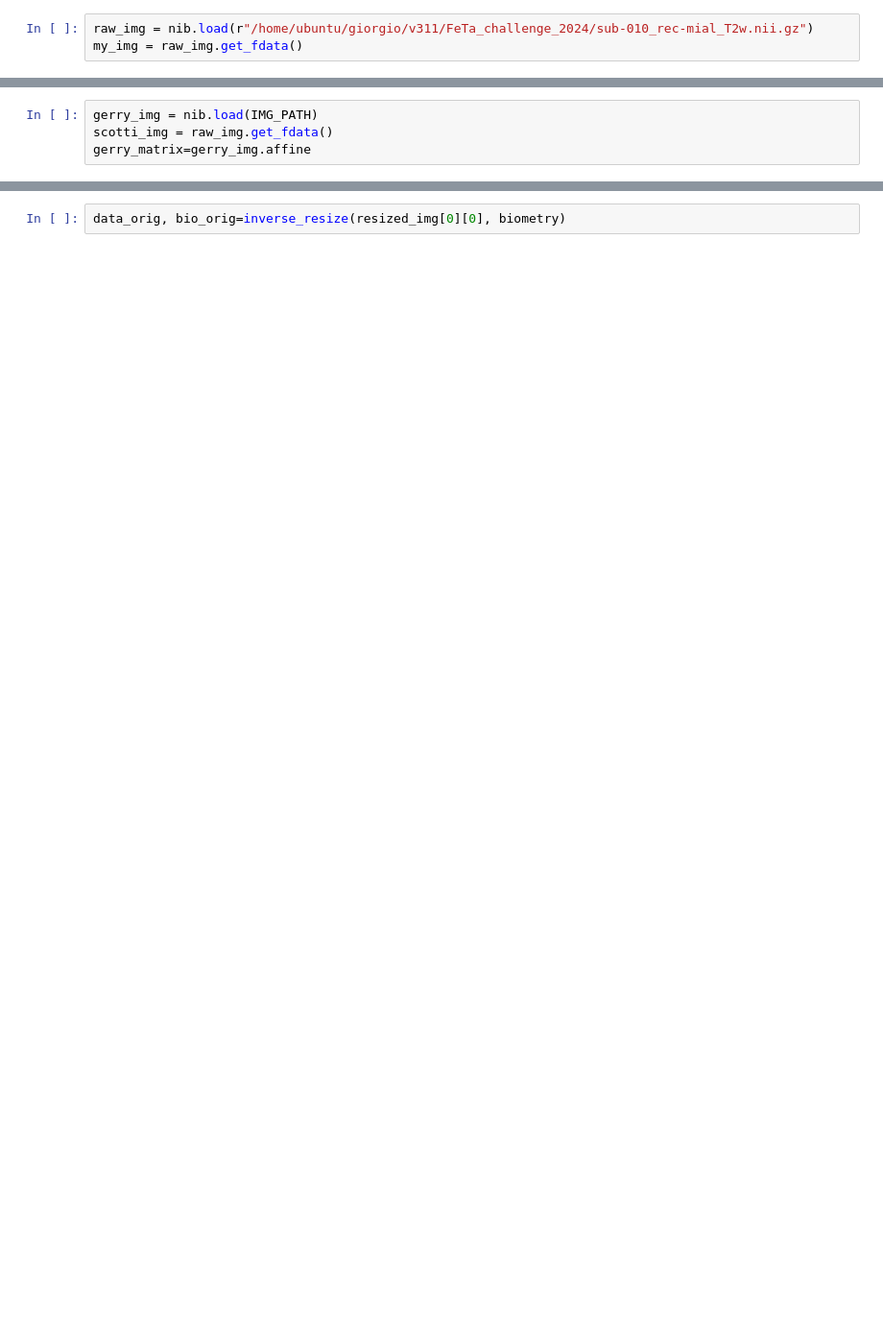
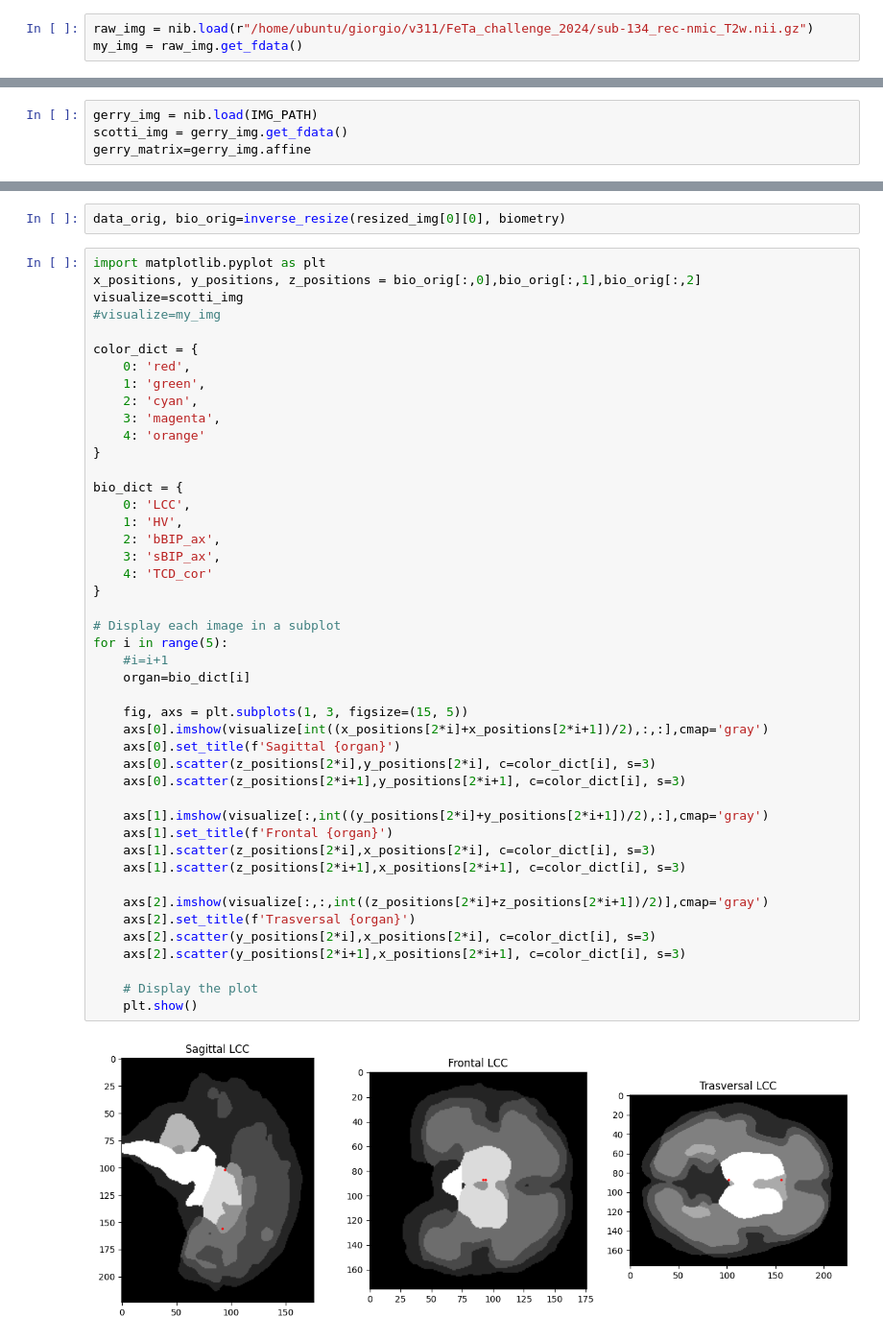
Before and after one commit to GiLonga/FeTa_challenge_2024, a Jupyter notebook: prediction.ipynb, the cells around one changed output, grey strips where cells are left out. Shown at 96% size. Drawn from its saved outputs; the diff is of its cells as text; blank space fills up the shorter version.

```diff
--- a/prediction.ipynb
+++ b/prediction.ipynb
@@ -234,7 +242,7 @@ TO DO
 # %% [markdown]
 ### Testing
 # %%
-raw_img = nib.load(r"/home/ubuntu/giorgio/v311/FeTa_challenge_2024/sub-010_rec-mial_T2w.nii.gz")
+raw_img = nib.load(r"/home/ubuntu/giorgio/v311/FeTa_challenge_2024/sub-134_rec-nmic_T2w.nii.gz")
 my_img = raw_img.get_fdata()
 # %%
 def reconstruct_sparse_matrix(coordinates_and_values, num_x=176, num_y=224, num_z=176):
@@ -260,5 +268,5 @@ def inverse_resize(resized_array: np.array, keypoints: np.array, original_shape=
     return original_array, transformed_keypoints
 # %%
 gerry_img = nib.load(IMG_PATH)
-scotti_img = raw_img.get_fdata()
+scotti_img = gerry_img.get_fdata()
 gerry_matrix=gerry_img.affine
@@ -265,2 +277,49 @@ gerry_matrix=gerry_img.affine
 # %%
 data_orig, bio_orig=inverse_resize(resized_img[0][0], biometry)
+# %%
+import matplotlib.pyplot as plt
+x_positions, y_positions, z_positions = bio_orig[:,0],bio_orig[:,1],bio_orig[:,2]
+visualize=scotti_img
+#visualize=my_img
+
+color_dict = {
+    0: 'red',
+    1: 'green',
+    2: 'cyan',
+    3: 'magenta',
+    4: 'orange'
+}
+
+bio_dict = {
+    0: 'LCC',
+    1: 'HV',
+    2: 'bBIP_ax',
+    3: 'sBIP_ax',
+    4: 'TCD_cor'
+}
+
+# Display each image in a subplot
+for i in range(5):
+    #i=i+1
+    organ=bio_dict[i]
+
+    fig, axs = plt.subplots(1, 3, figsize=(15, 5))
+    axs[0].imshow(visualize[int((x_positions[2*i]+x_positions[2*i+1])/2),:,:],cmap='gray')
+    axs[0].set_title(f'Sagittal {organ}')
+    axs[0].scatter(z_positions[2*i],y_positions[2*i], c=color_dict[i], s=3)
+    axs[0].scatter(z_positions[2*i+1],y_positions[2*i+1], c=color_dict[i], s=3)
+
+    axs[1].imshow(visualize[:,int((y_positions[2*i]+y_positions[2*i+1])/2),:],cmap='gray')
+    axs[1].set_title(f'Frontal {organ}')
+    axs[1].scatter(z_positions[2*i],x_positions[2*i], c=color_dict[i], s=3)
+    axs[1].scatter(z_positions[2*i+1],x_positions[2*i+1], c=color_dict[i], s=3)
+
+    axs[2].imshow(visualize[:,:,int((z_positions[2*i]+z_positions[2*i+1])/2)],cmap='gray')
+    axs[2].set_title(f'Trasversal {organ}')
+    axs[2].scatter(y_positions[2*i],x_positions[2*i], c=color_dict[i], s=3)
+    axs[2].scatter(y_positions[2*i+1],x_positions[2*i+1], c=color_dict[i], s=3)
+
+    # Display the plot
+    plt.show()
+# %% [output]
+[figure, added]
```
Also changed, not shown: parts of 20 cells of this notebook, 1 other file.
